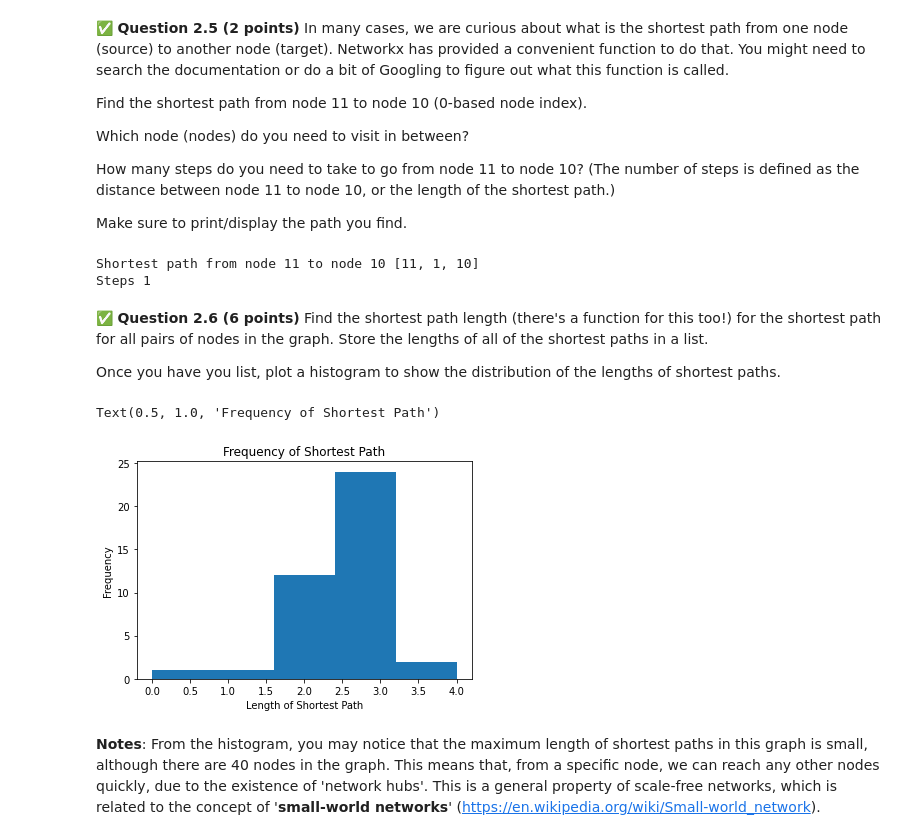
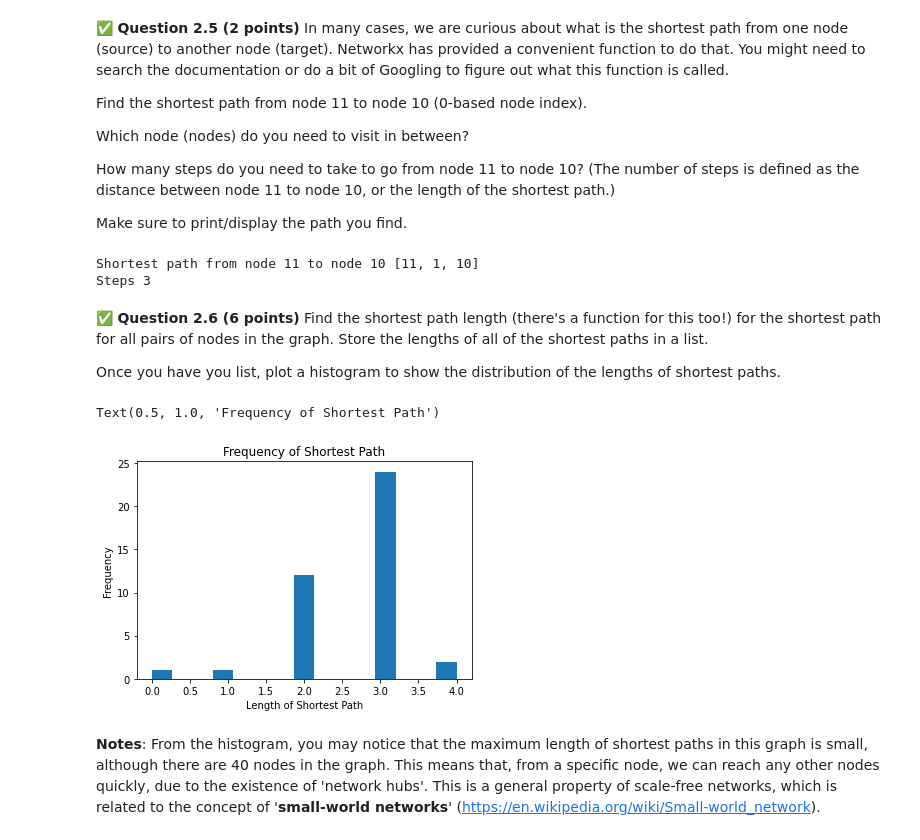
Before and after one commit to patelta2/cmse202-s21-turnin, a Jupyter notebook: hw-04/HW-04_graph_regression-TanmayPatel.ipynb, the cells around one changed output. Drawn from its saved outputs; the diff is of its cells as text; code cells hidden in the pictures.

```diff
--- a/hw-04/HW-04_graph_regression-TanmayPatel.ipynb
+++ b/hw-04/HW-04_graph_regression-TanmayPatel.ipynb
@@ -126,10 +126,10 @@ Make sure to print/display the path you find.
 # Put your code here:
 path = nx.dijkstra_path(G,11,10)
 print("Shortest path from node 11 to node 10",path)
-print("Steps",len(path)-2)
+print("Steps",len(path))
 # %% [output]
 Shortest path from node 11 to node 10 [11, 1, 10]
-Steps 1
+Steps 3
 # %% [markdown]
 &#9989;  **Question 2.6 (6 points)** Find the shortest path length (there's a function for this too!) for the shortest path for all pairs of nodes in the graph. Store the lengths of all of the shortest paths in a list.
 
@@ -137,14 +137,14 @@ Once you have you list, plot a histogram to show the distribution of the lengths
 # %%
 # Put your answer here:
 y = nx.shortest_path_length(G,target = 39)
 y_list = list(y.values())
-plt.hist(y_list, bins = 5)
+plt.hist(y_list, bins = 15)
 plt.xlabel("Length of Shortest Path")
 plt.ylabel("Frequency")
 plt.title("Frequency of Shortest Path")
 # %% [output]
 Text(0.5, 1.0, 'Frequency of Shortest Path')
-[figure, old version]
+[figure, new version]
 # %% [markdown]
 **Notes**: From the histogram, you may notice that the maximum length of shortest paths in this graph is small, although there are 40 nodes in the graph. This means that, from a specific node, we can reach any other nodes quickly, due to the existence of 'network hubs'. This is a general property of scale-free networks, which is related to the concept of '**small-world networks**' (https://en.wikipedia.org/wiki/Small-world_network).
 # %% [markdown]
```
Also changed, not shown: parts of 13 cells of this notebook.
